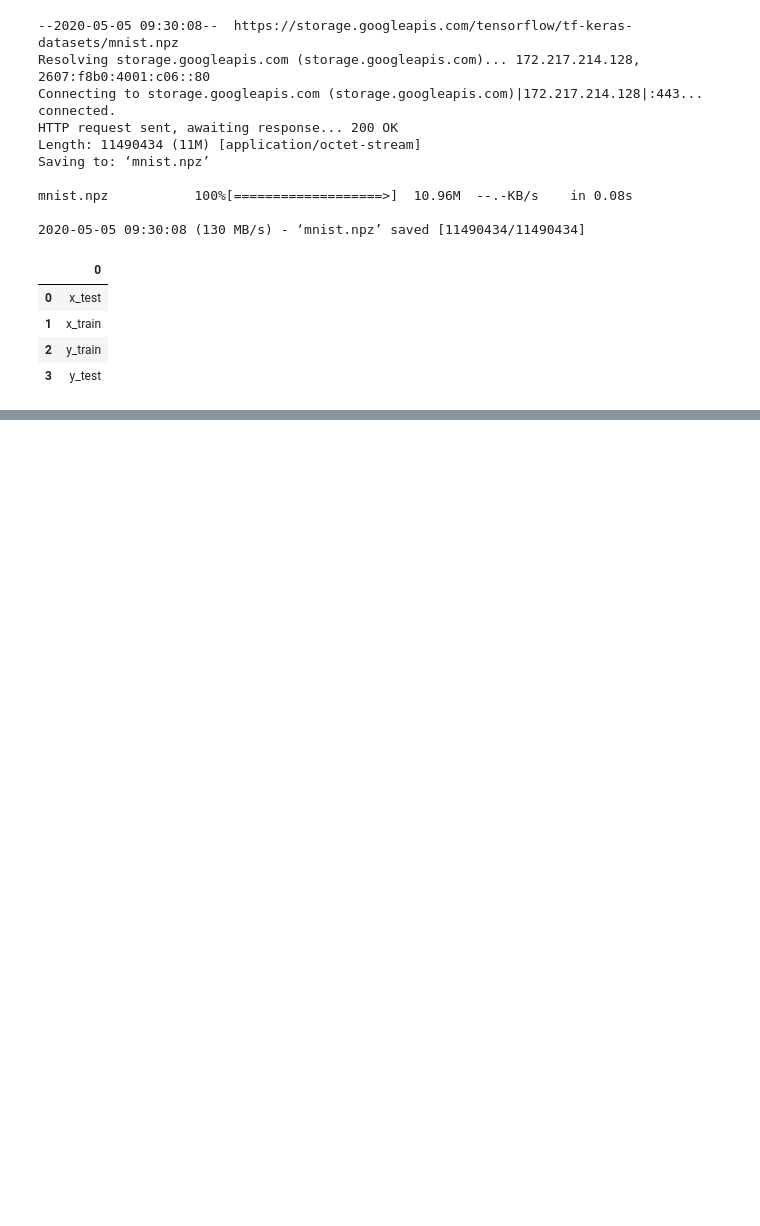
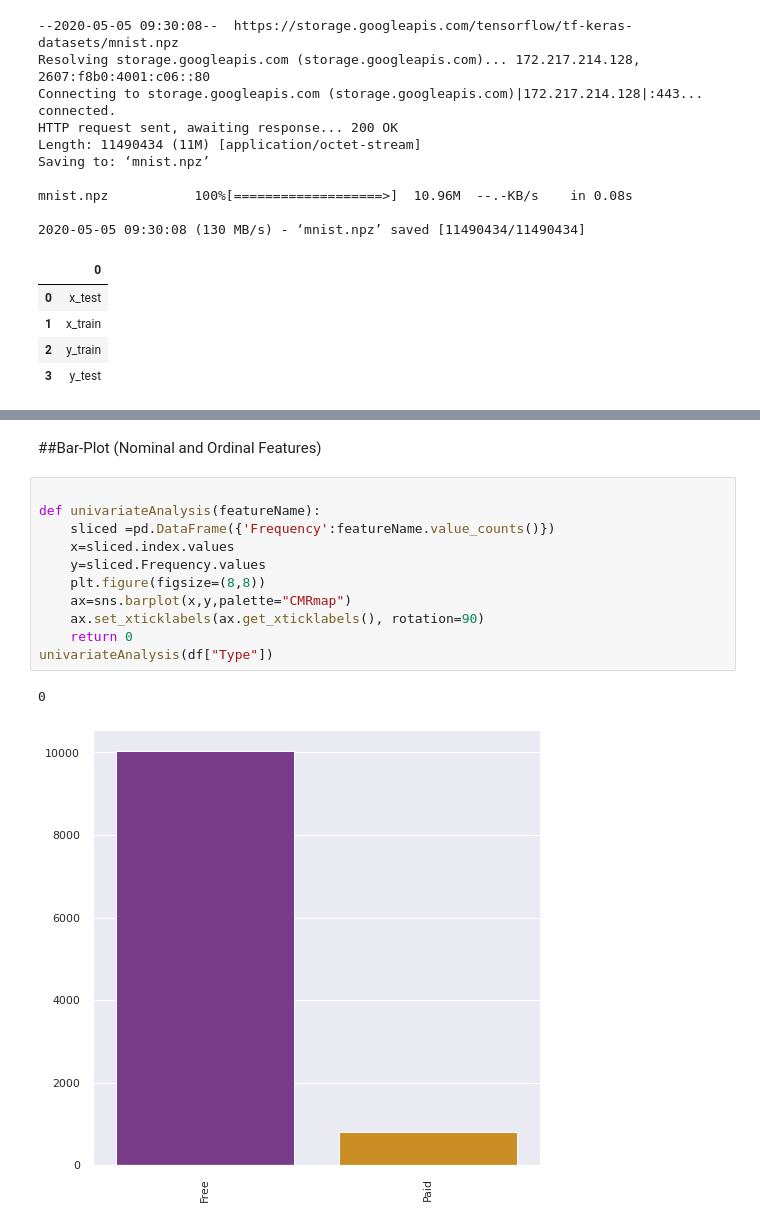
Before and after one commit to pysaurav/ML-Track, a Jupyter notebook: EDA_general.ipynb, the cells around one changed output, grey strips where cells are left out. Cells and saved outputs as stored; diff of their text form; blank space fills up the shorter version.

```diff
--- a/EDA_general.ipynb
+++ b/EDA_general.ipynb
@@ -104,0 +254,16 @@ drive.mount('/content/drive')
+# %% [markdown]
+##Bar-Plot (Nominal and Ordinal Features)
+# %%
+
+def univariateAnalysis(featureName):
+    sliced =pd.DataFrame({'Frequency':featureName.value_counts()})
+    x=sliced.index.values
+    y=sliced.Frequency.values
+    plt.figure(figsize=(8,8))
+    ax=sns.barplot(x,y,palette="CMRmap")
+    ax.set_xticklabels(ax.get_xticklabels(), rotation=90)
+    return 0
+univariateAnalysis(df["Type"])
+# %% [output]
+0
+[figure, added]
```
Also changed, not shown: parts of 51 cells of this notebook.
